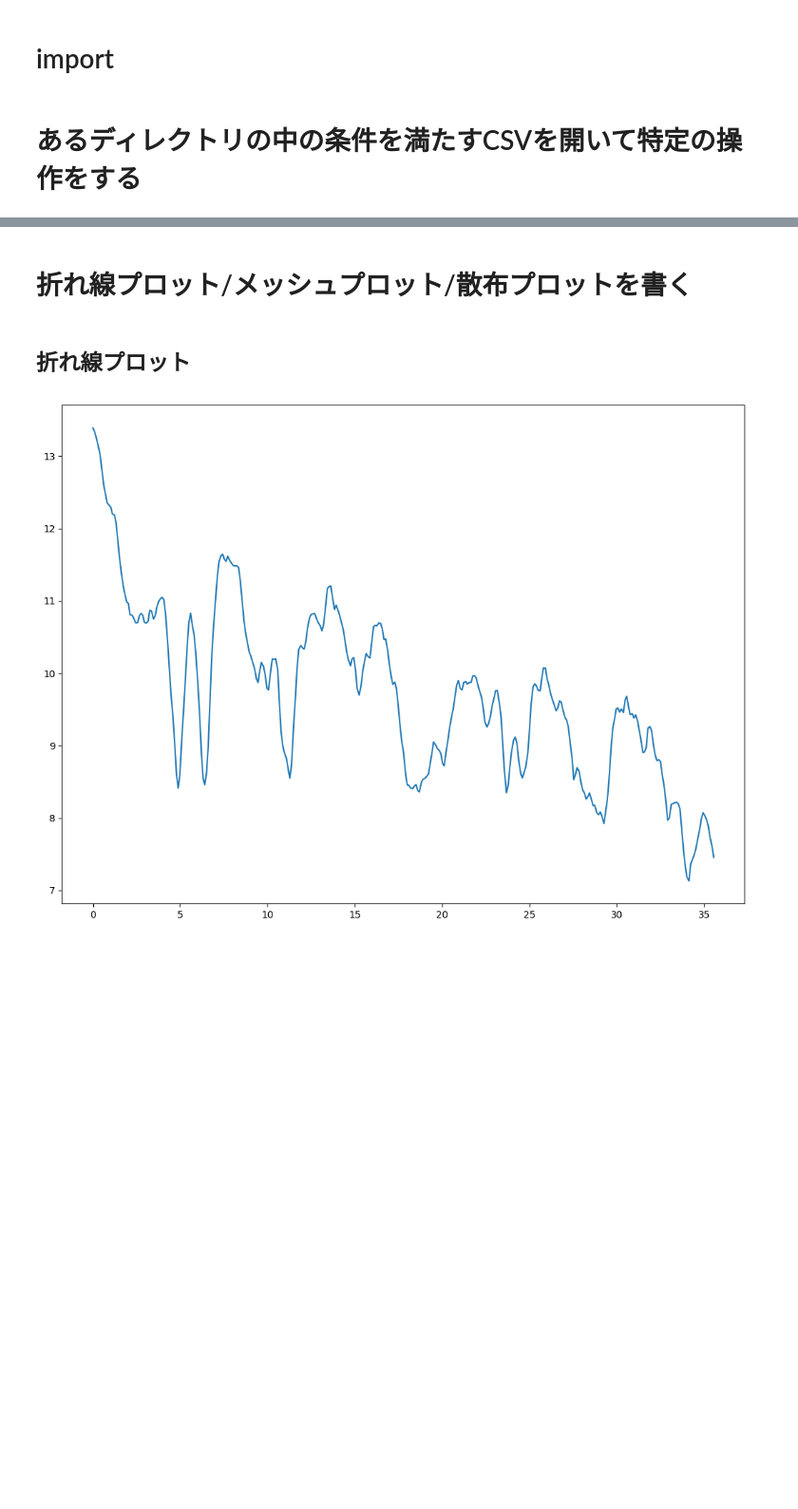
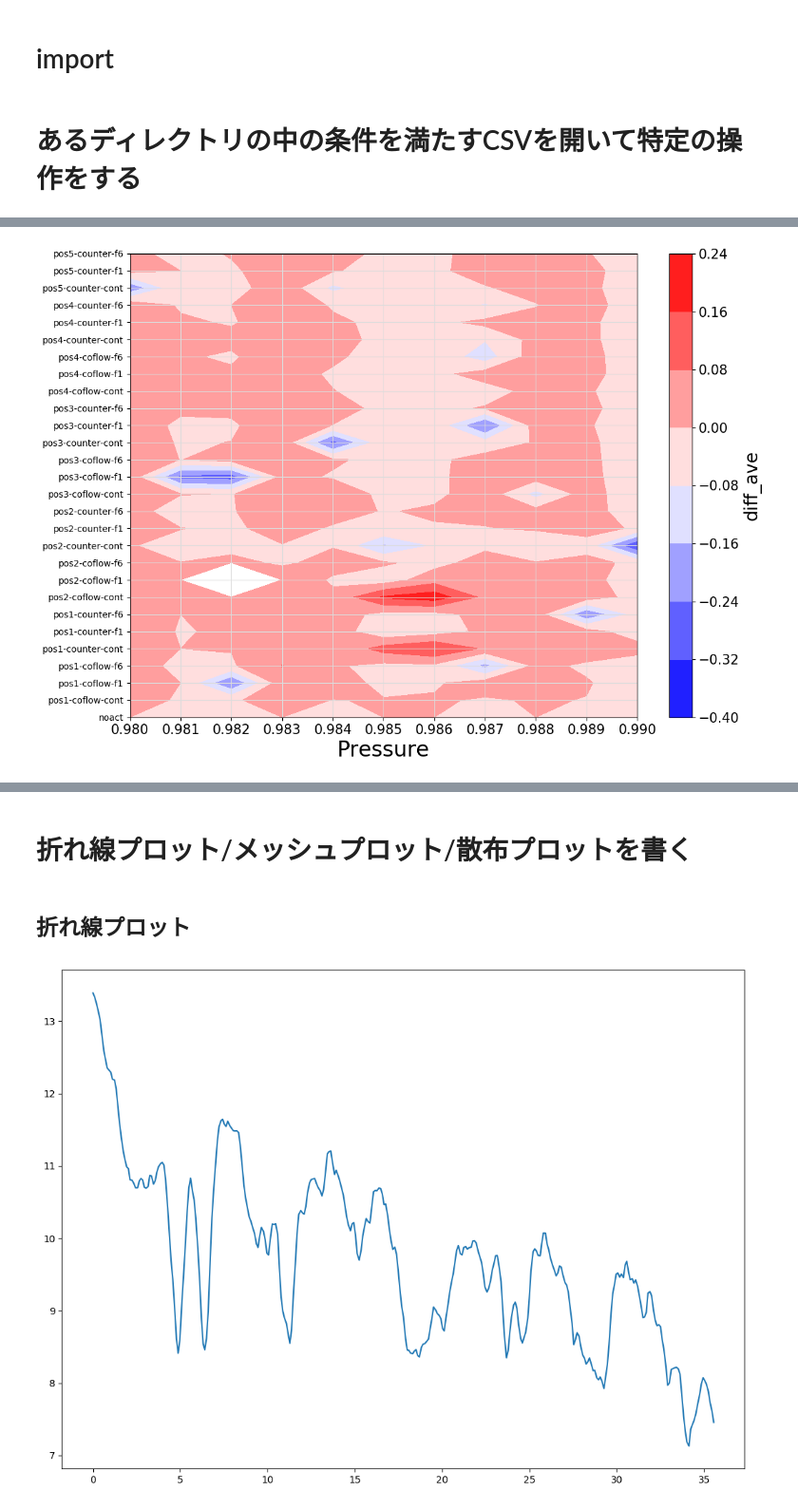
Before and after one commit to satoshi-sekimoto/sample_easypython, a Jupyter notebook: Codes.ipynb, the cells around one changed output, grey strips where cells are left out. Shown at 95% size. Saved outputs shown, nothing was run; the diff lists cells and outputs as text; code cells hidden in the pictures; blank space fills up the shorter version.

```diff
--- a/Codes.ipynb
+++ b/Codes.ipynb
@@ -36,0 +115,9 @@ flightdata-20181215-1113-OFF-3.csv:DF行数=494
+# %%
+#namelistのインデックスで名前を付け替える
+convdf = df
+for i in np.arange(0,len(namelist),1):
+    convdf=convdf.replace({namelist[i]:i})
+
+#presを1000で割って実際の単位系にする
+convdf["pres"]=convdf["pres"]/1000
+convdf
@@ -36,0 +143,8 @@ flightdata-20181215-1113-OFF-3.csv:DF行数=494
+# %%
+#pd.pivot_tableを使って行列形式に変換
+meshdf=pd.pivot_table(convdf,
+                     values="normalized_diff_ave",
+                     columns="name",
+                     index="pres") #各項目が今回は1個しかないことを知っているので、aggfuncは特に指定しない
+
+meshdf
@@ -36,0 +166,37 @@ flightdata-20181215-1113-OFF-3.csv:DF行数=494
+# %%
+#せっかくなのでプロットしてみる。class Plotsは下にあるものを再利用している。順番的にここに置かないといけなかった・・・
+class Plots:
+    def figinit(self,wpix=1280,hpix=960): #デフォルトでは1280x960 のdpi100で作成する。ピクセル数は外から変更可能
+        self.fig = plt.figure(figsize=(wpix/100, hpix/100), dpi=100,
+                     facecolor='w', linewidth=0, edgecolor='w')
+        self.ax = self.fig.add_subplot(1,1,1)
+
+    def figout(self,savename): #保存名を指定できる
+        self.fig.savefig(savename)
+        plt.show()
+
+
+
+#プロット用のインスタンス。常に「プロット準備」「中身の設定」「出力」を一直線に行うので、複数のインスタンスを用意しなくていい
+plot=Plots()
+
+plot.figinit() #プロットの初期化。必ず最初に書く
+mappable=plot.ax.contourf(meshdf.index,meshdf.columns,meshdf.T,cmap='bwr') #カラーマップを指定しながらプロット。mappableはおまじないと思おう
+
+plot.ax.set_xlabel("Pressure", fontsize=24) #X軸の名前設定
+plot.ax.grid(color='gainsboro') #X、Y両方のグリッドを色指定しながら表示する。
+plot.ax.set_xticks(np.arange(0.980, 0.990, 0.001)) #stepの半分から始めることで、それぞれの帯の半分の位置にメモリを配置する
+plot.ax.set_yticks(np.arange(0, len(namelist), 1)) #stepの半分から始めることで、それぞれの帯の半分の位置にメモリを配置する
+plot.ax.set_yticklabels(namelist) #メモリをリストの文字列に置き換える
+plot.ax.tick_params(axis='y',labelsize=10) #メモリのフォントサイ
+plot.ax.tick_params(axis='x',labelsize=15) #メモリのフォントサイ
+
+#カラーバー設定
+pp=plt.colorbar(mappable,ax=plot.ax,orientation="vertical")#,ticks=np.arange(0,1.1, 0.2))
+# pp.set_clim(0.1,0.9) #カラーマップの最大値と最小値に対応する値を設定
+pp.set_label("diff_ave" ,fontsize=20) #カラーバーのラベル設定
+pp.ax.tick_params(labelsize=15) #カラーバーのメモリフォントサイズ
+
+plt.show()
+# %% [output]
+[figure, added]
```
Also changed, not shown: parts of 21 cells of this notebook, 2 other files.
